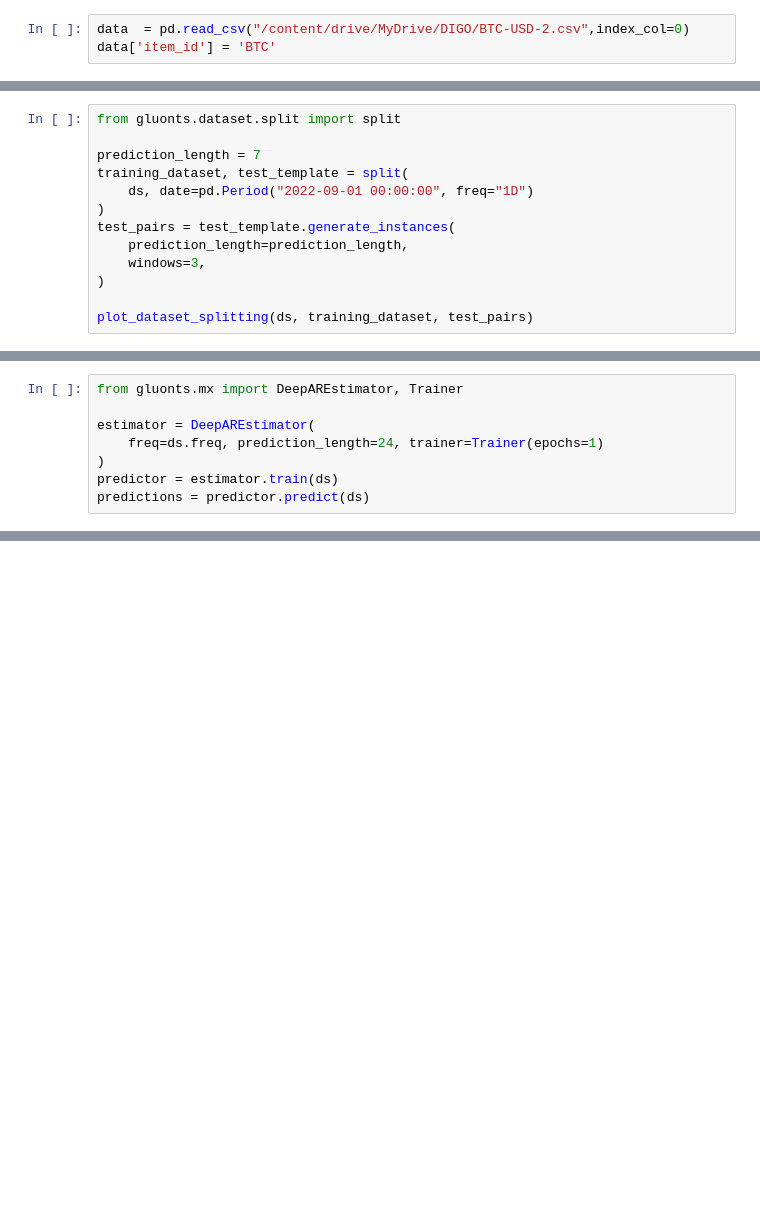
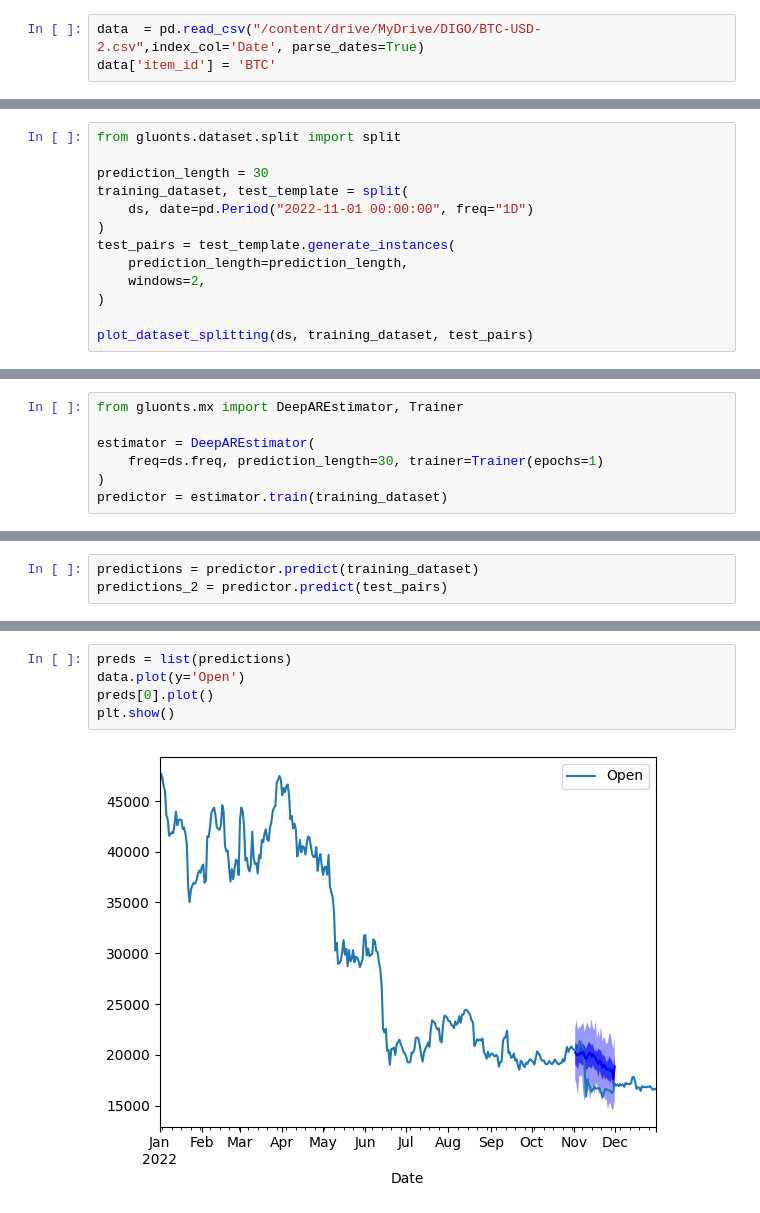
Before and after one commit to whorseman/Assignment2, a Jupyter notebook: learningportfolio_Gluonts.ipynb, the cells around one changed output, grey strips where cells are left out. Cells and saved outputs as stored; diff of their text form; blank space fills up the shorter version.

```diff
--- a/learningportfolio_Gluonts.ipynb
+++ b/learningportfolio_Gluonts.ipynb
@@ -31,3 +15,3 @@ Successfully installed gluonts-0.12.8
 # %%
-data  = pd.read_csv("/content/drive/MyDrive/DIGO/BTC-USD-2.csv",index_col=0)
+data  = pd.read_csv("/content/drive/MyDrive/DIGO/BTC-USD-2.csv",index_col='Date', parse_dates=True)
 data['item_id'] = 'BTC'
@@ -98,13 +58,13 @@ def plot_dataset_splitting(original_dataset, training_dataset, test_pairs):
 # %%
 from gluonts.dataset.split import split
 
-prediction_length = 7
+prediction_length = 30
 training_dataset, test_template = split(
-    ds, date=pd.Period("2022-09-01 00:00:00", freq="1D")
+    ds, date=pd.Period("2022-11-01 00:00:00", freq="1D")
 )
 test_pairs = test_template.generate_instances(
     prediction_length=prediction_length,
-    windows=3,
+    windows=2,
 )
 
 plot_dataset_splitting(ds, training_dataset, test_pairs)
@@ -119,7 +74,6 @@ plot_dataset_splitting(ds, training_dataset, test_pairs)
 from gluonts.mx import DeepAREstimator, Trainer
 
 estimator = DeepAREstimator(
-    freq=ds.freq, prediction_length=24, trainer=Trainer(epochs=1)
+    freq=ds.freq, prediction_length=30, trainer=Trainer(epochs=1)
 )
-predictor = estimator.train(ds)
-predictions = predictor.predict(ds)
+predictor = estimator.train(training_dataset)
@@ -129,0 +80,3 @@ predictions
+# %%
+predictions = predictor.predict(training_dataset)
+predictions_2 = predictor.predict(test_pairs)
@@ -129,0 +130,7 @@ predictions
+# %%
+preds = list(predictions)
+data.plot(y='Open')
+preds[0].plot()
+plt.show()
+# %% [output]
+[figure, added]
```
Also changed, not shown: parts of 18 cells of this notebook.
